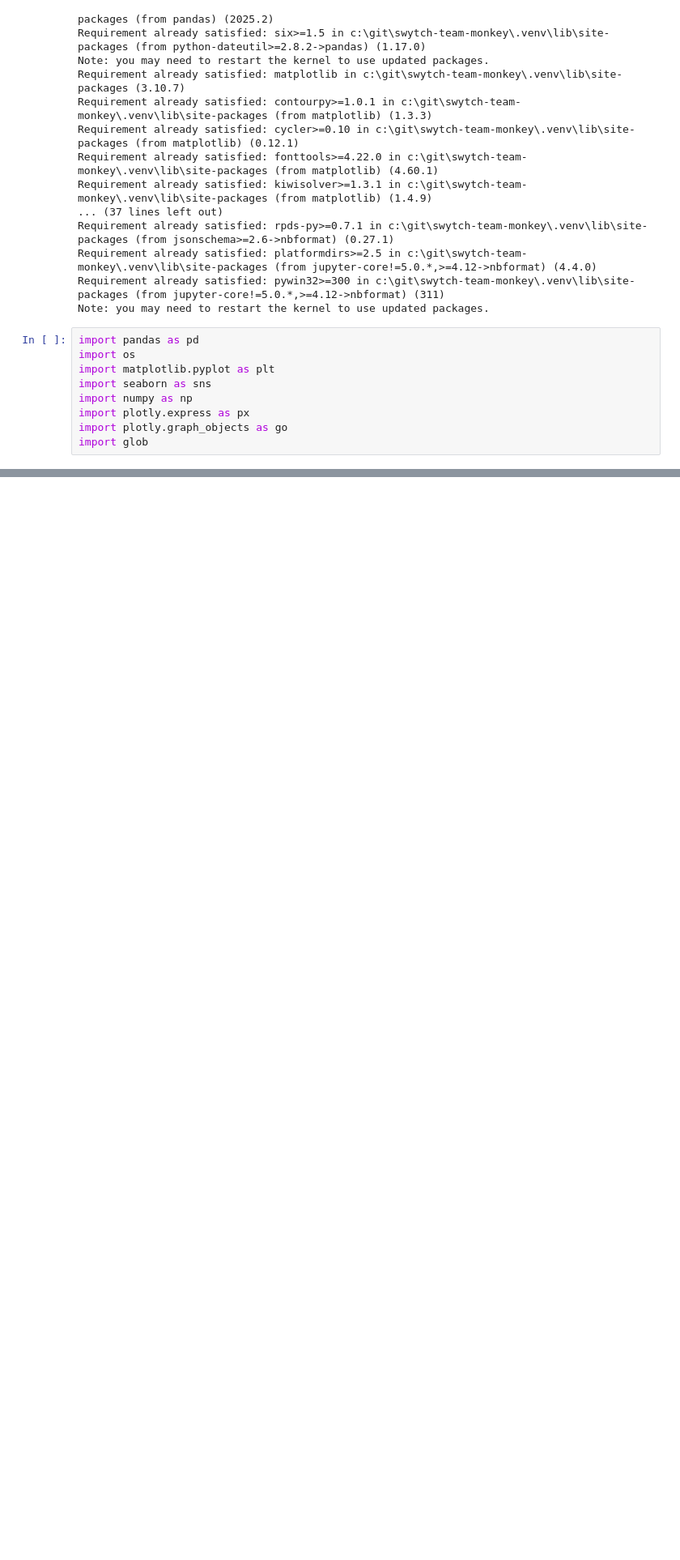
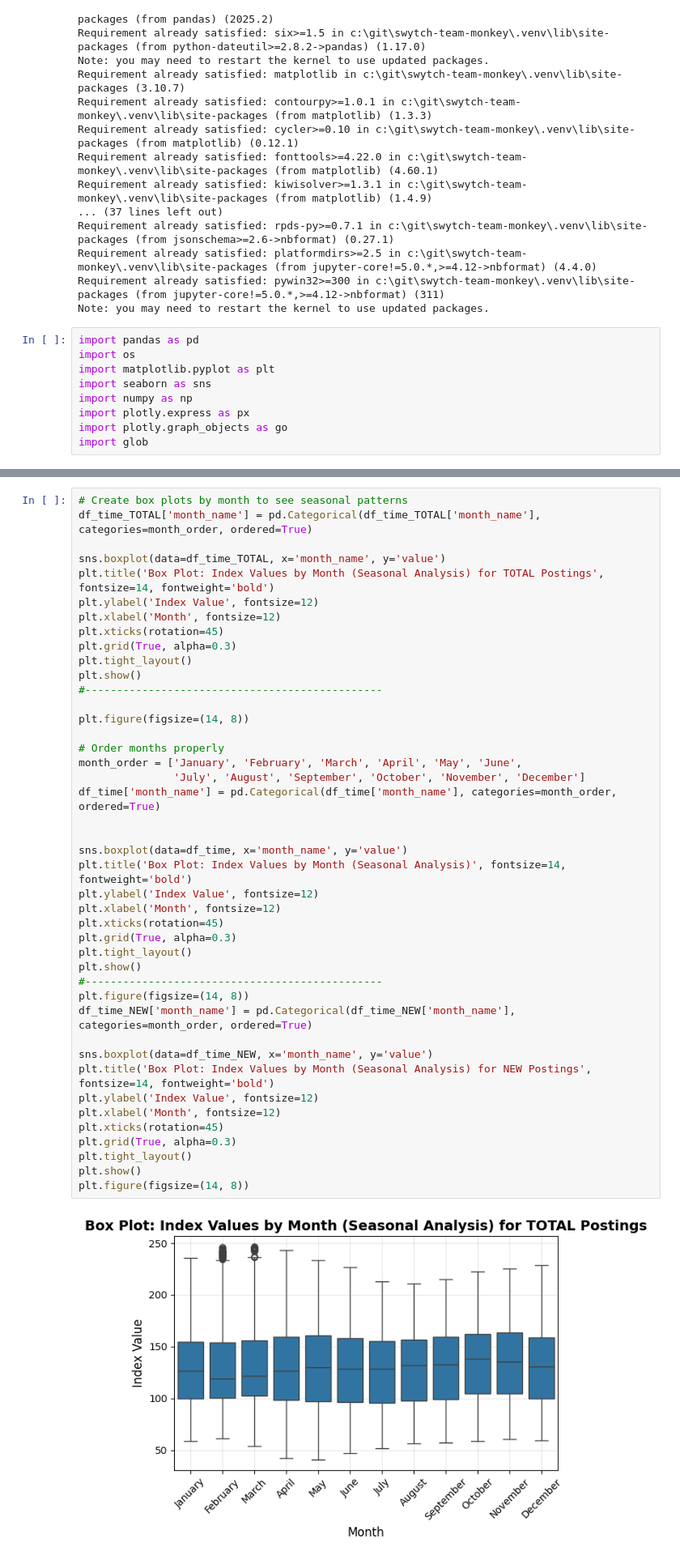
Before and after one commit to Sameer-Sethuram/SwYtch-Team-Monkey, a Jupyter notebook: Data_Exploration_Scripts/INDEED/Sectors/EDA_INDEED_Sectors.ipynb, the cells around one changed output, grey strips where cells are left out. Shown at 81% size. Saved outputs shown, nothing was run; the diff lists cells and outputs as text; blank space fills up the shorter version.

```diff
--- a/Data_Exploration_Scripts/INDEED/Sectors/EDA_INDEED_Sectors.ipynb
+++ b/Data_Exploration_Scripts/INDEED/Sectors/EDA_INDEED_Sectors.ipynb
@@ -290,0 +455,45 @@ plt.show()
+# %%
+# Create box plots by month to see seasonal patterns
+df_time_TOTAL['month_name'] = pd.Categorical(df_time_TOTAL['month_name'], categories=month_order, ordered=True)
+
+sns.boxplot(data=df_time_TOTAL, x='month_name', y='value')
+plt.title('Box Plot: Index Values by Month (Seasonal Analysis) for TOTAL Postings', fontsize=14, fontweight='bold')
+plt.ylabel('Index Value', fontsize=12)
+plt.xlabel('Month', fontsize=12)
+plt.xticks(rotation=45)
+plt.grid(True, alpha=0.3)
+plt.tight_layout()
+plt.show()
+#-----------------------------------------------
+
+plt.figure(figsize=(14, 8))
+
+# Order months properly
+month_order = ['January', 'February', 'March', 'April', 'May', 'June',
+               'July', 'August', 'September', 'October', 'November', 'December']
+df_time['month_name'] = pd.Categorical(df_time['month_name'], categories=month_order, ordered=True)
+
+
+sns.boxplot(data=df_time, x='month_name', y='value')
+plt.title('Box Plot: Index Values by Month (Seasonal Analysis)', fontsize=14, fontweight='bold')
+plt.ylabel('Index Value', fontsize=12)
+plt.xlabel('Month', fontsize=12)
+plt.xticks(rotation=45)
+plt.grid(True, alpha=0.3)
+plt.tight_layout()
+plt.show()
+#-----------------------------------------------
+plt.figure(figsize=(14, 8))
+df_time_NEW['month_name'] = pd.Categorical(df_time_NEW['month_name'], categories=month_order, ordered=True)
+
+sns.boxplot(data=df_time_NEW, x='month_name', y='value')
+plt.title('Box Plot: Index Values by Month (Seasonal Analysis) for NEW Postings', fontsize=14, fontweight='bold')
+plt.ylabel('Index Value', fontsize=12)
+plt.xlabel('Month', fontsize=12)
+plt.xticks(rotation=45)
+plt.grid(True, alpha=0.3)
+plt.tight_layout()
+plt.show()
+plt.figure(figsize=(14, 8))
+# %% [output]
+[figure, added]
```
Also changed, not shown: parts of 21 cells of this notebook, 2 other files.
